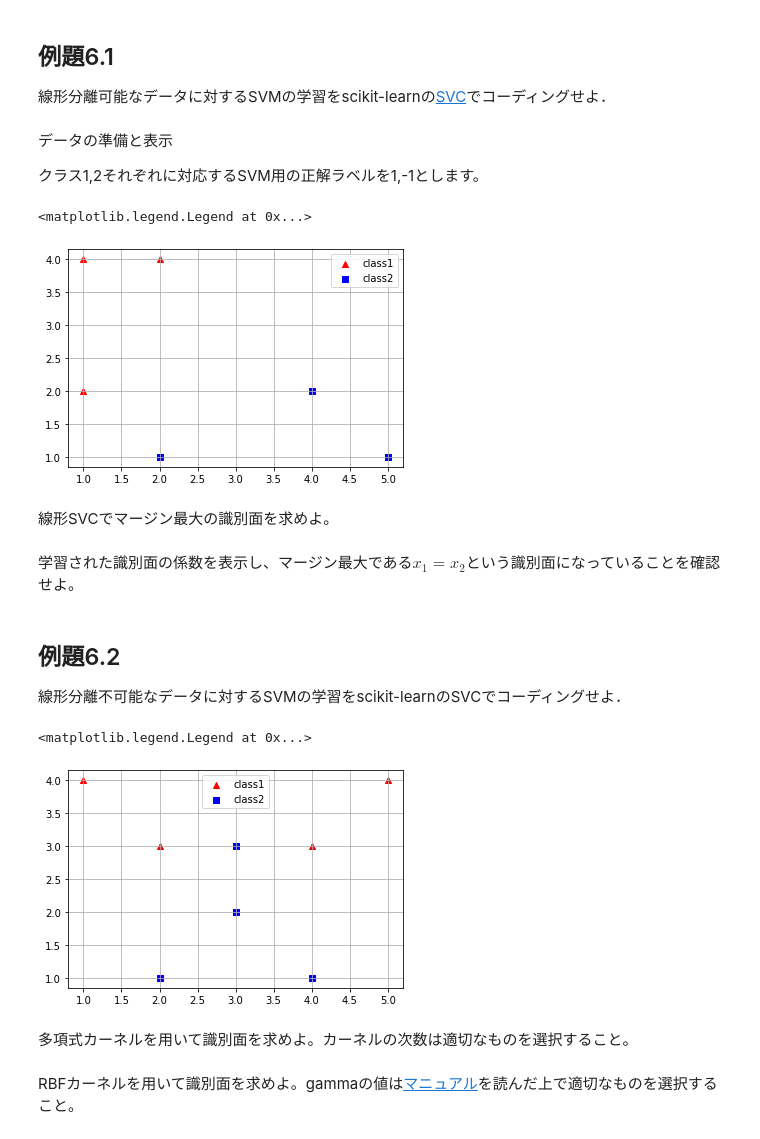
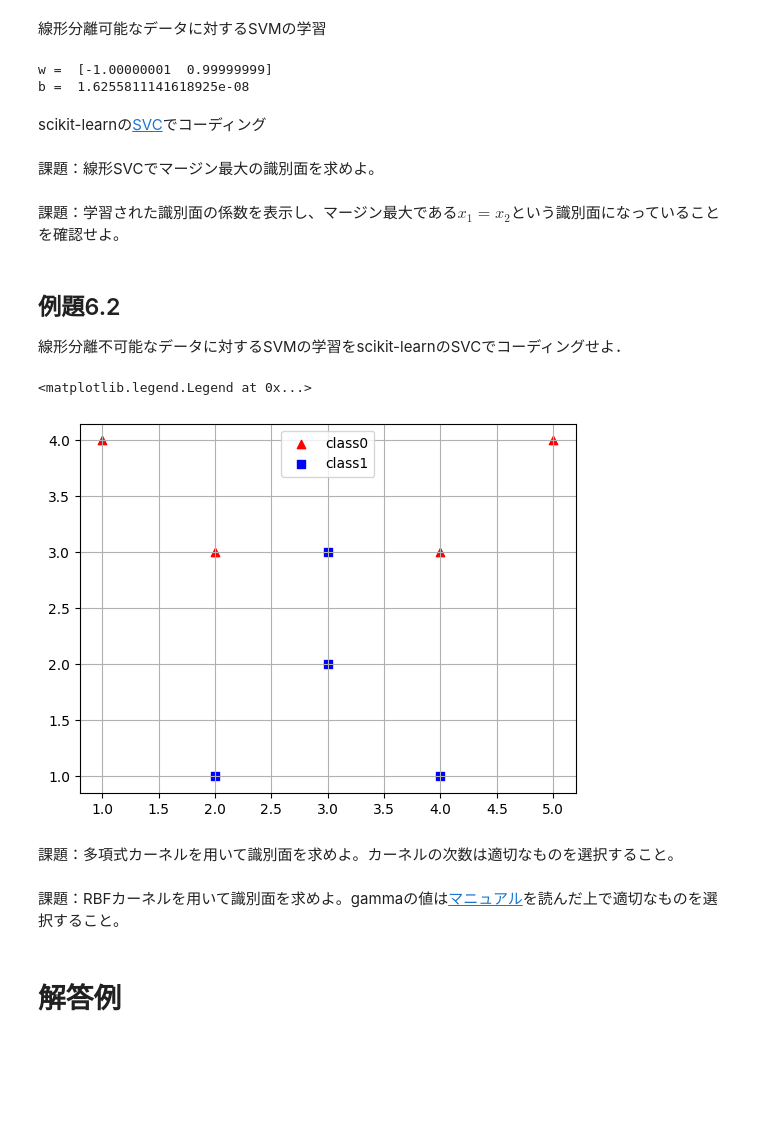
Before and after one commit to MasahiroAraki/SpeechRecognition, a Jupyter notebook: Python/chap06.ipynb, the cells around one changed output. Saved outputs shown, nothing was run; the diff lists cells and outputs as text; code cells hidden in the pictures; blank space fills up the shorter version.

```diff
--- a/Python/chap06.ipynb
+++ b/Python/chap06.ipynb
@@ -23,29 +92,47 @@ Successfully installed mlxtend-0.20.0
+# %% [markdown]
+線形分離可能なデータに対するSVMの学習
+# %%
+import numpy as np
+from scipy.optimize import minimize
+
+X = np.array([[1.0, 2.0], [1.0, 4.0], [2.0, 4.0], [2.0, 1.0], [5.0, 1.0], [4.0, 2.0]])
+y = np.array([1, 1, 1, -1, -1, -1])
+
+# パラメータの初期値
+init_params = np.zeros(X.shape[1] + 1)
+
+# 目的関数（ここではL2ノルムを最小化する）
+def objective(params):
+    w = params[:-1]
+    return np.sum(w**2)
+
+# 制約条件（全てのデータポイントが正しく分類されていることを保証する）
+def constraint(params):
+    w = params[:-1]
+    b = params[-1]
+    return y * (np.dot(X, w) + b) - 1
+
+cons = ({'type': 'ineq', 'fun': constraint})
+
+# 最適化問題を解く
+solution = minimize(objective, init_params, constraints=cons)
+
+# 最適なパラメータを取得する
+optimal_params = solution.x
+w = optimal_params[:-1]
+b = optimal_params[-1]
+
+print("w = ", w)
+print("b = ", b)
+# %% [output]
+w =  [-1.00000001  0.99999999]
+b =  1.6255811141618925e-08
 # %% [markdown]
-## 例題6.1
-
-線形分離可能なデータに対するSVMの学習をscikit-learnの[SVC](https://scikit-learn.org/stable/modules/generated/sklearn.svm.SVC.html)でコーディングせよ．
+scikit-learnの[SVC](https://scikit-learn.org/stable/modules/generated/sklearn.svm.SVC.html)でコーディング
-# %% [markdown]
-データの準備と表示
-
-クラス1,2それぞれに対応するSVM用の正解ラベルを1,-1とします。
-# %%
-import numpy as np
-import matplotlib.pyplot as plt
-from mlxtend.plotting import plot_decision_regions
-
-X = np.array([[1.0, 2.0], [1.0, 4.0], [2.0, 4.0], [2.0, 1.0], [5.0, 1.0], [4.0, 2.0]])
-y = np.array([1, 1, 1, -1, -1, -1])
-plt.grid()
-plt.scatter(X[:,0][y==1], X[:,1][y==1], c='red', marker='^', label='class1')
-plt.scatter(X[:,0][y==-1], X[:,1][y==-1], c='blue', marker='s', label='class2')
-plt.legend(loc='upper right')
-# %% [output]
-<matplotlib.legend.Legend at 0x...>
-[figure, removed]
-# %% [markdown]
-線形SVCでマージン最大の識別面を求めよ。
+# %% [markdown]
+課題：線形SVCでマージン最大の識別面を求めよ。
 # %% [markdown]
-学習された識別面の係数を表示し、マージン最大である$x_1 = x_2$という識別面になっていることを確認せよ。
+課題：学習された識別面の係数を表示し、マージン最大である$x_1 = x_2$という識別面になっていることを確認せよ。
 # %% [markdown]
 ## 例題6.2
 
@@ -53,17 +140,19 @@ plt.legend(loc='upper right')
 # %%
 import numpy as np
 import matplotlib.pyplot as plt
 
 X = np.array([[1.0, 4.0], [2.0, 3.0], [4.0, 3.0], [5.0, 4.0], [2.0, 1.0], [3.0, 2.0], [3.0, 3.0], [4.0, 1.0]])
 y = np.array([1, 1, 1, 1, -1, -1, -1, -1])
 plt.grid()
-plt.scatter(X[:,0][y==1], X[:,1][y==1], c='red', marker='^', label='class1')
-plt.scatter(X[:,0][y==-1], X[:,1][y==-1], c='blue', marker='s', label='class2')
+plt.scatter(X[:, 0][y==1], X[:, 1][y==1], c='red', marker='^', label='class0')
+plt.scatter(X[:, 0][y==-1], X[:, 1][y==-1], c='blue', marker='s', label='class1')
 plt.legend(loc='upper center')
 # %% [output]
 <matplotlib.legend.Legend at 0x...>
-[figure, old version]
+[figure, new version]
-# %% [markdown]
-多項式カーネルを用いて識別面を求めよ。カーネルの次数は適切なものを選択すること。
+# %% [markdown]
+課題：多項式カーネルを用いて識別面を求めよ。カーネルの次数は適切なものを選択すること。
 # %% [markdown]
-RBFカーネルを用いて識別面を求めよ。gammaの値は[マニュアル](https://scikit-learn.org/stable/auto_examples/svm/plot_rbf_parameters.html)を読んだ上で適切なものを選択すること。
+課題：RBFカーネルを用いて識別面を求めよ。gammaの値は[マニュアル](https://scikit-learn.org/stable/auto_examples/svm/plot_rbf_parameters.html)を読んだ上で適切なものを選択すること。
+# %% [markdown]
+# 解答例
```
Also changed, not shown: parts of 14 cells of this notebook, 1 other file.
